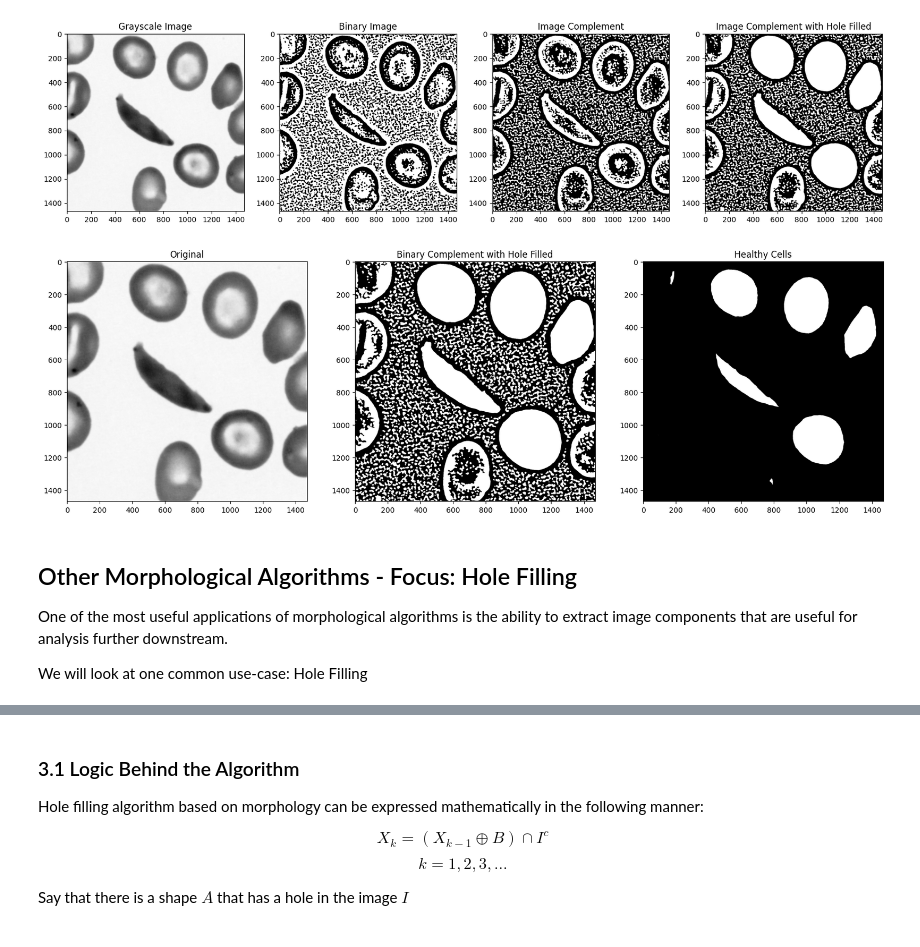
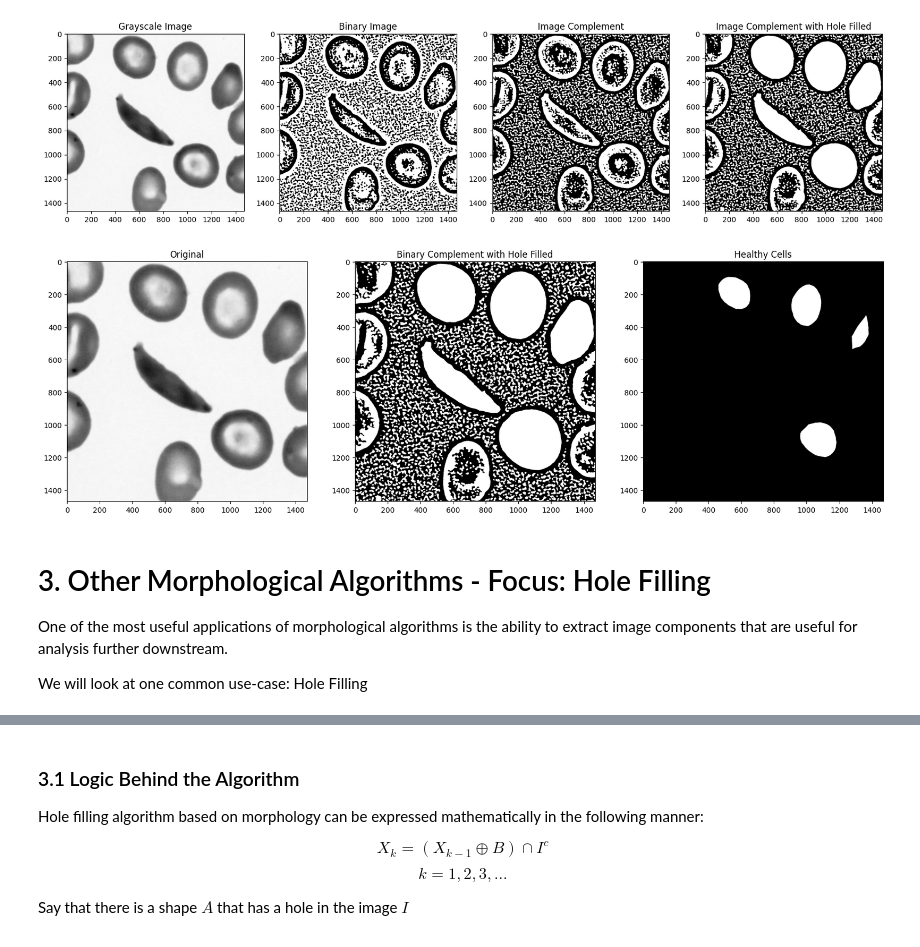
Before and after one commit to zionnpark/BME1462-group-project, a Jupyter notebook: presentation/morphological_processing_ii_solutions.ipynb, the cells around one changed output, grey strips where cells are left out. Cells and saved outputs as stored; diff of their text form; code cells hidden in the pictures.

```diff
--- a/presentation/morphological_processing_ii_solutions.ipynb
+++ b/presentation/morphological_processing_ii_solutions.ipynb
@@ -332,29 +265,29 @@ plt.show()
 [figure]
 # %%
 # detecting the healthy cells
-se_disk = morphology.disk(35)
+se_disk = morphology.disk(80)
 sample_img_complement = 1 - mask_closed_invert_filled
 
 foreground = ndimage.binary_erosion(mask_closed_invert_filled, se_disk)
-background_complement = ndimage.binary_erosion(sample_img_complement, morphology.footprint_rectangle((51,51)))
+background_complement = ndimage.binary_erosion(sample_img_complement, 1 - se_disk)
 background = 1 - background_complement
 
 obj = foreground & background
 
 fig, axs = plt.subplots(1, 3)
 fig.set_size_inches(20,20)
 
 axs[0].set_title("Original")
 axs[0].imshow(sample_img, cmap='Greys_r')
 
 axs[1].set_title("Binary Complement with Hole Filled")
 axs[1].imshow(mask_closed_invert_filled, cmap='binary_r')
 
 axs[2].set_title("Healthy Cells")
 axs[2].imshow(obj, cmap='binary_r')
 plt.show()
 # %% [output]
-[figure, old version]
+[figure, new version]
 # %%
 # Importing essential libraries
 import numpy as np
@@ -364,7 +297,7 @@ import skimage
 from skimage.io import imread, imshow
 import skimage.morphology as morph
 # %% [markdown]
-## Other Morphological Algorithms - Focus: Hole Filling ##
+# 3. Other Morphological Algorithms - Focus: Hole Filling ##
 
 One of the most useful applications of morphological algorithms is the ability to extract image components that are useful for analysis further downstream.
 
```
Also changed, not shown: parts of 15 cells of this notebook.
